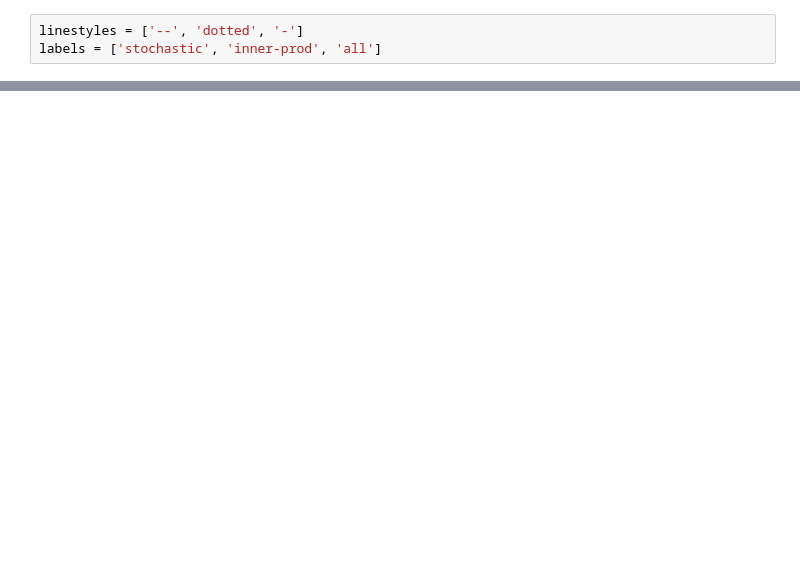
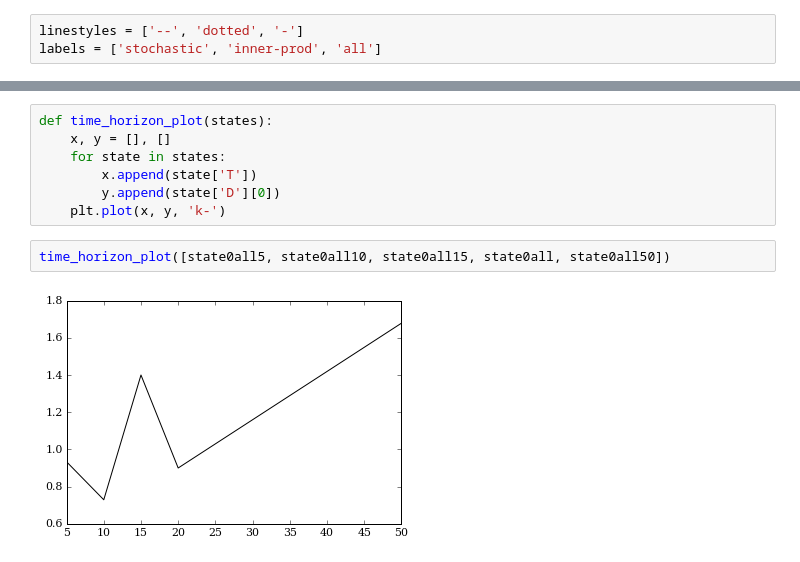
Before and after one commit to scopatz/fc-deploy-opt, a Jupyter notebook: cases.ipynb, the cells around one changed output, grey strips where cells are left out. Saved outputs shown, nothing was run; the diff lists cells and outputs as text; blank space fills up the shorter version.

```diff
--- a/cases.ipynb
+++ b/cases.ipynb
@@ -165,0 +430,11 @@ demand_product([state0all, state1all, state2all], 'All')
+# %%
+def time_horizon_plot(states):
+    x, y = [], []
+    for state in states:
+        x.append(state['T'])
+        y.append(state['D'][0])
+    plt.plot(x, y, 'k-')
+# %%
+time_horizon_plot([state0all5, state0all10, state0all15, state0all, state0all50])
+# %% [output]
+[figure, added]
```
Also changed, not shown: parts of 27 cells of this notebook, 15 other files.
